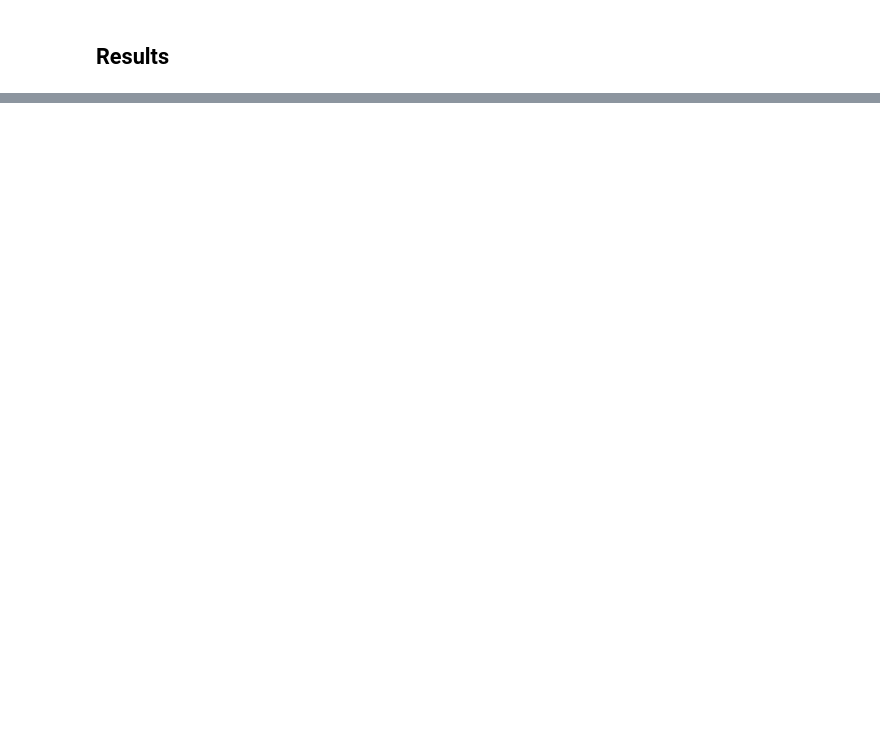
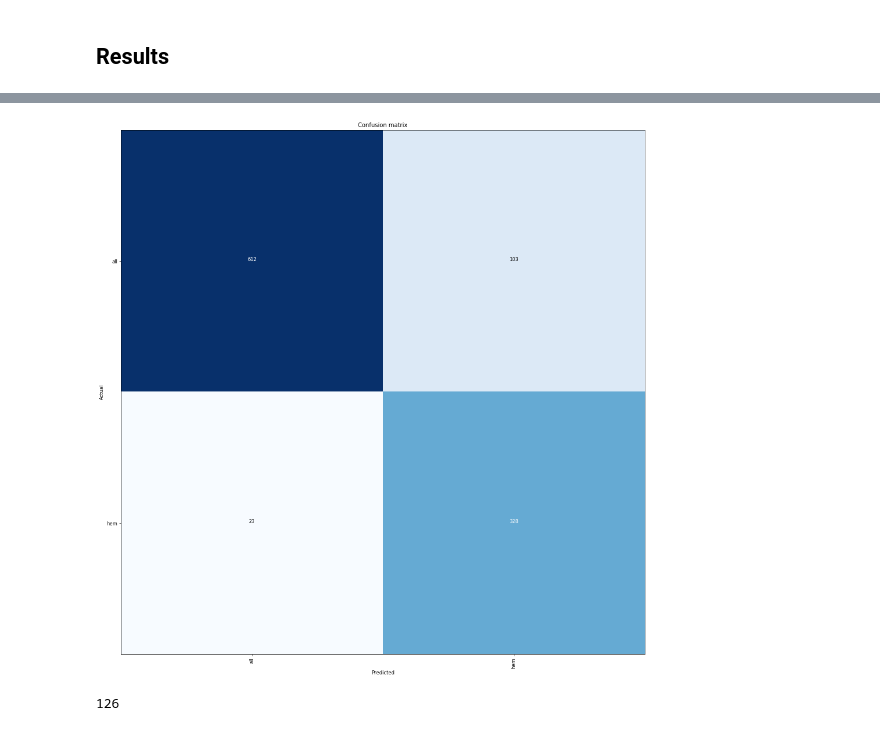
Before and after one commit to ChristianMarzahl/ISBI2019_WhiteBloodCancer, a Jupyter notebook: baseline.ipynb, the cells around one changed output, grey strips where cells are left out. Cells and saved outputs as stored; diff of their text form; code cells hidden in the pictures; blank space fills up the shorter version.

```diff
--- a/baseline.ipynb
+++ b/baseline.ipynb
@@ -90,2 +157,8 @@ interp.plot_top_losses(9, figsize=(15,11))
 # %%
-interp.plot_confusion_matrix(figsize=(12,12), dpi=60)
+interp.plot_confusion_matrix(figsize=(16,16), dpi=60)
+# %% [output]
+[figure, added]
+# %%
+int(interp.confusion_matrix().flatten()[[1, 2]].sum())
+# %% [output]
+126
```
Also changed, not shown: parts of 21 cells of this notebook, 1 other file.
